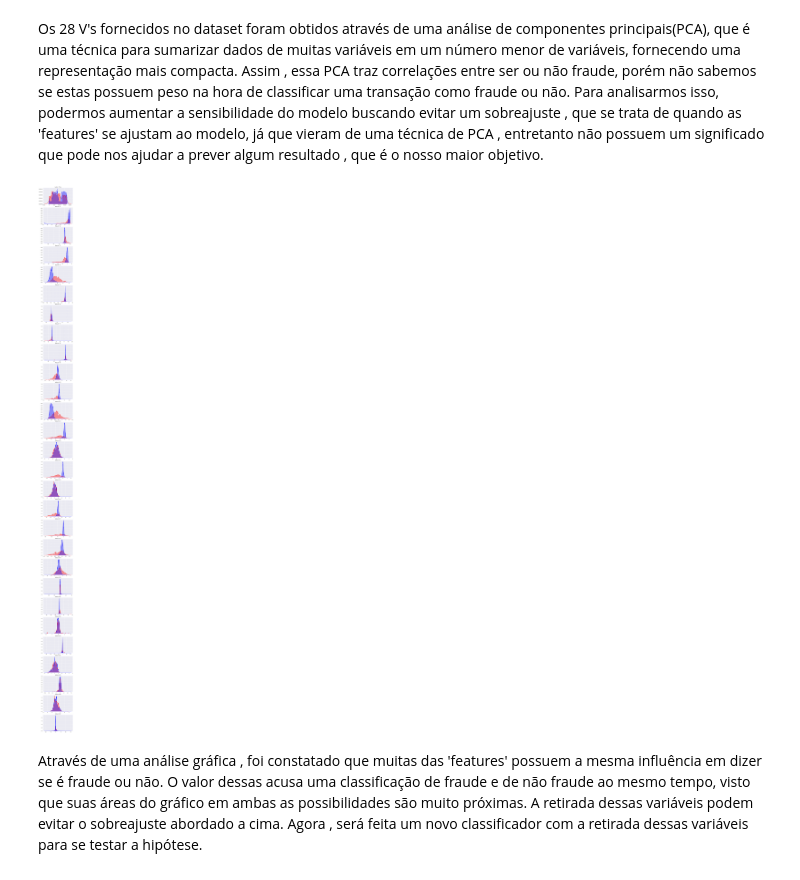
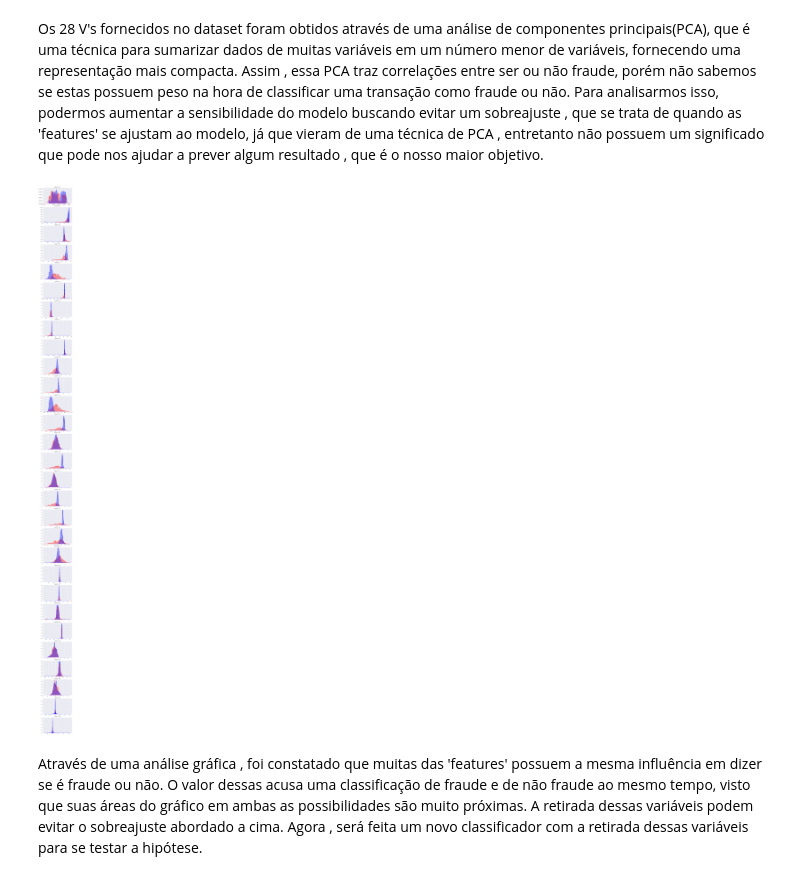
Before and after one commit to gabriellm1/Projeto3_CD, a Jupyter notebook: Projeto3.ipynb, the cells around one changed output. Cells and saved outputs as stored; diff of their text form; code cells hidden in the pictures.

```diff
--- a/Projeto3.ipynb
+++ b/Projeto3.ipynb
@@ -81,9 +81,9 @@ classe_teste = pd.DataFrame(clas_test)
 for index, row in probs_frame.iterrows():
     i = probs_frame.index.get_loc(index)
     if probs[i][0]>probs[i][1]:
-        probs_frame.loc[index, 'Classificação'] = '0'
+        probs_frame.loc[index, 'Classificação'] = 0
     if probs[i][0]<probs[i][1]:
-        probs_frame.loc[index, 'Classificação'] = '1'
+        probs_frame.loc[index, 'Classificação'] = 1
 # %% [markdown]
 ## Primeiros resultados ##
 # %%
@@ -103,18 +103,18 @@ ___
 Os 28 V's fornecidos no dataset foram obtidos através de uma análise de componentes principais(PCA), que é uma técnica para sumarizar dados de muitas variáveis em um número menor de variáveis, fornecendo uma representação mais compacta. Assim , essa PCA traz correlações entre ser ou não fraude, porém não sabemos se estas possuem peso na hora de classificar uma transação como fraude ou não. Para analisarmos isso, podermos aumentar a sensibilidade do modelo buscando evitar um sobreajuste , que se trata de quando as 'features' se ajustam ao modelo, já que vieram de uma técnica de PCA , entretanto não possuem um significado que pode nos ajudar a prever algum resultado , que é o nosso maior objetivo.
 # %%
 #Avaliando principais features através de histogramas de transações normais e transações fraudulentas
-gs = gridspec.GridSpec(28, 1)
-plt.figure(figsize=(6,28*4))
-for i, col in enumerate(df[df.iloc[:,0:28].columns]):
+gs = gridspec.GridSpec(29, 1)
+plt.figure(figsize=(6,29*4))
+for i, col in enumerate(df[df.iloc[:,0:29].columns]):
     ax1 = plt.subplot(gs[i])
     sns.distplot(df[col][df.Class == 1] ,color='r')
     sns.distplot(df[col][df.Class == 0] ,color='b')
     ax1.set_xlabel('')
     ax1.set_title('feature: ' + str(col))
 plt.show()
 
 ###  ERRO E PQ NÃO APARECE v28 ##
 # %% [output]
-[figure, old version]
+[figure, new version]
 # %% [markdown]
 Através de uma análise gráfica , foi constatado que muitas das 'features' possuem a mesma influência em dizer se é fraude ou não. O valor dessas acusa uma classificação de fraude e de não fraude ao mesmo tempo, visto que suas áreas do gráfico em ambas as possibilidades são muito próximas. A retirada dessas variáveis podem evitar o sobreajuste abordado a cima. Agora , será feita um novo classificador com a  retirada dessas variáveis para se testar a hipótese.
```
Also changed, not shown: parts of 18 cells of this notebook.
